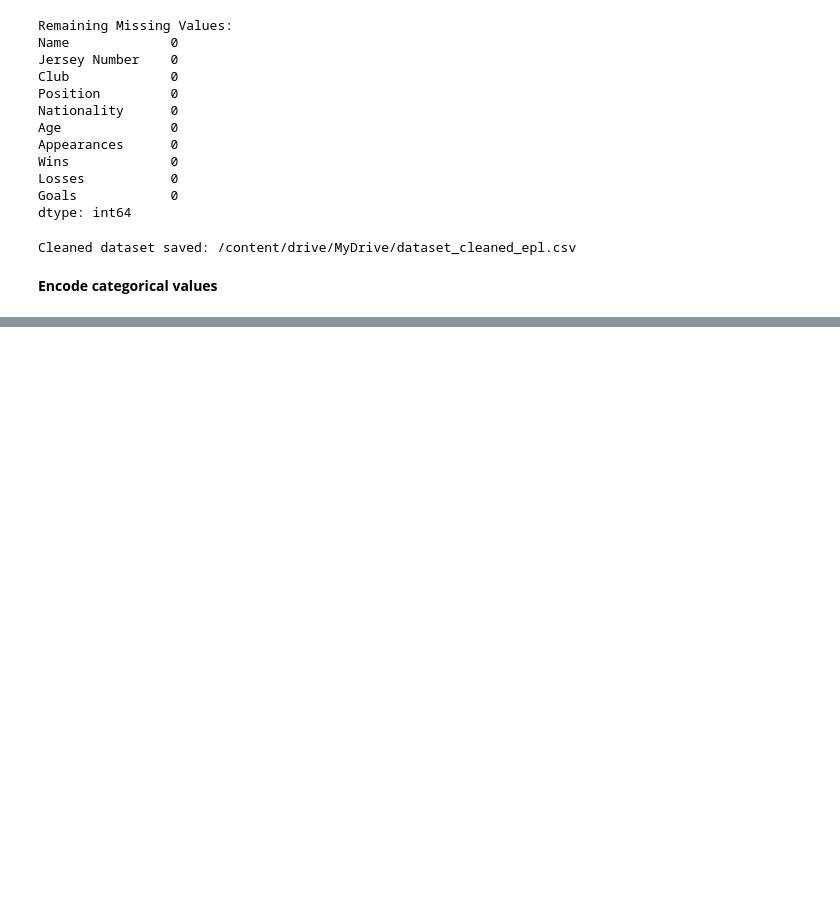
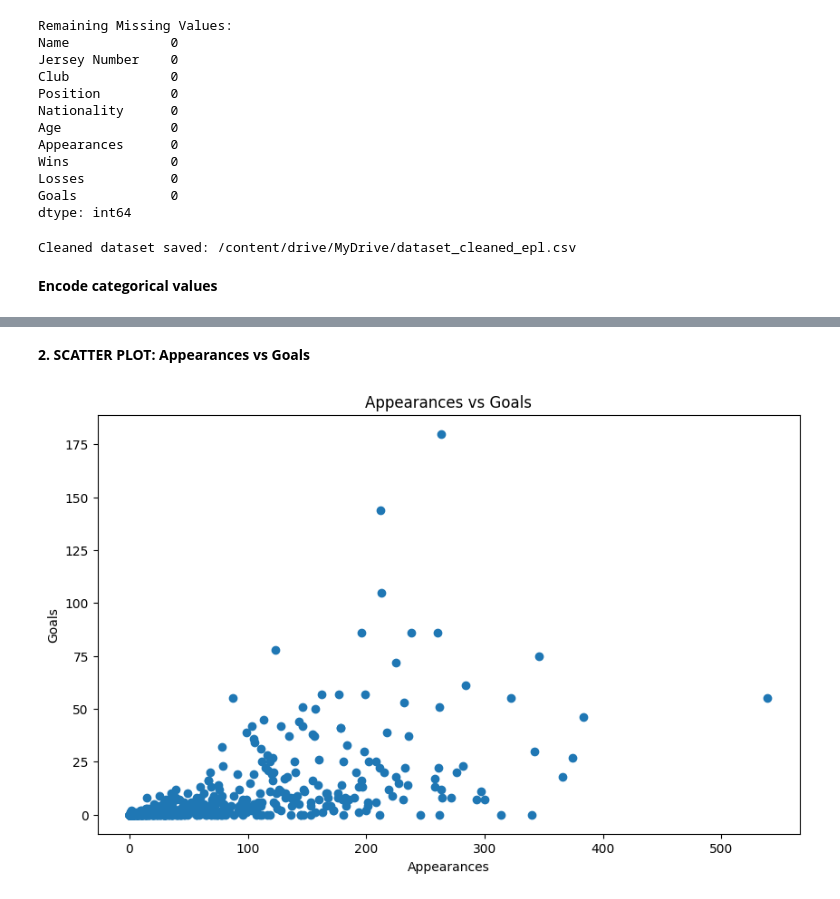
Before and after one commit to springboardmentor1979b-cmyk/ScoreSight---Predicting-EPL-Points-Tally-Top-Scorer, a Jupyter notebook: Vishal_EplScorePrediction.ipynb, the cells around one changed output, grey strips where cells are left out. Cells and saved outputs as stored; diff of their text form; code cells hidden in the pictures; blank space fills up the shorter version.

```diff
--- a/Vishal_EplScorePrediction.ipynb
+++ b/Vishal_EplScorePrediction.ipynb
@@ -286,0 +305,10 @@ Original DataFrame:
+# %% [markdown]
+**2. SCATTER PLOT: Appearances vs Goals**
+# %%
+plt.scatter(df['Appearances'], df['Goals'])
+plt.xlabel("Appearances")
+plt.ylabel("Goals")
+plt.title("Appearances vs Goals")
+plt.show()
+# %% [output]
+[figure, added]
```
Also changed, not shown: parts of 20 cells of this notebook.
